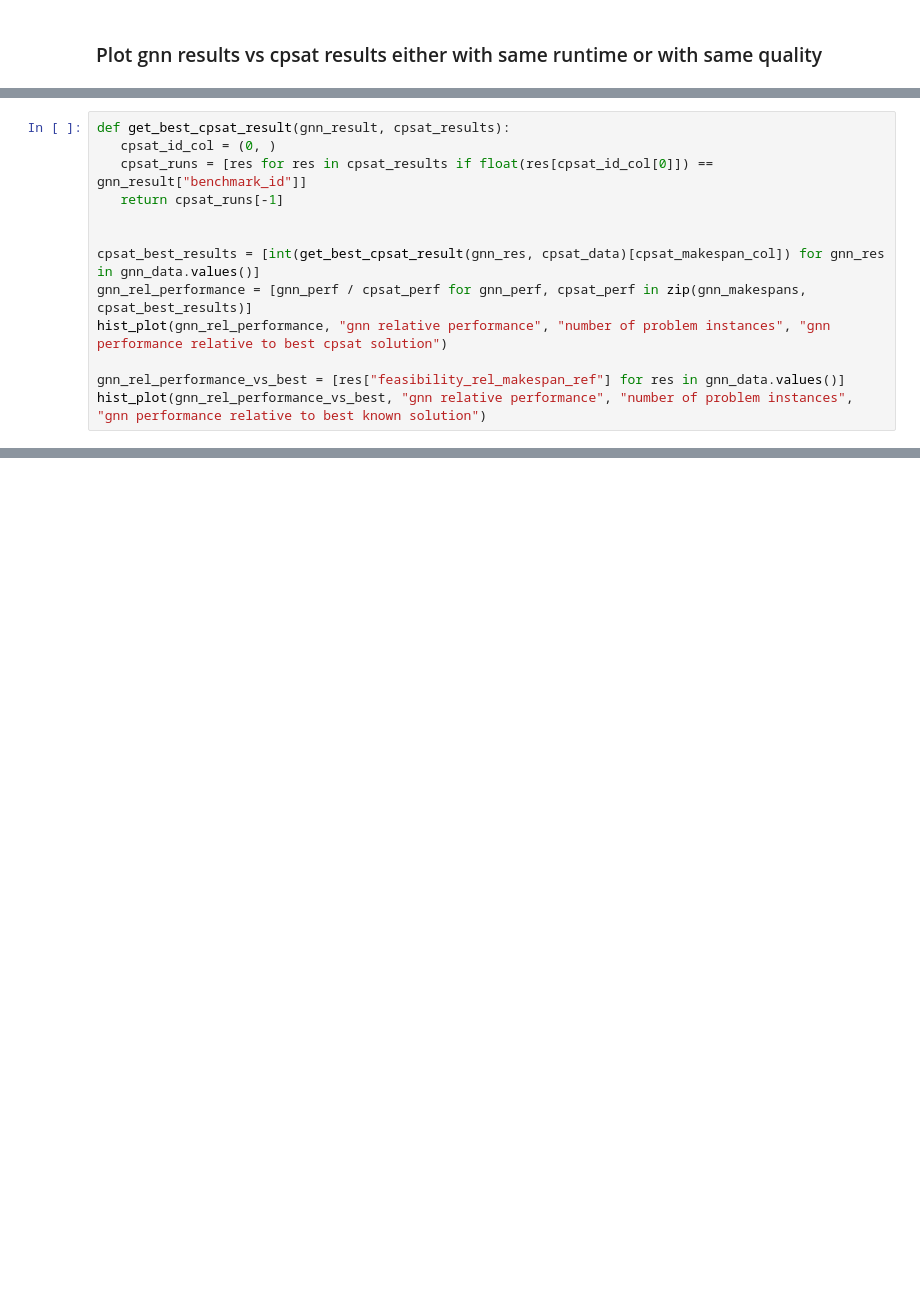
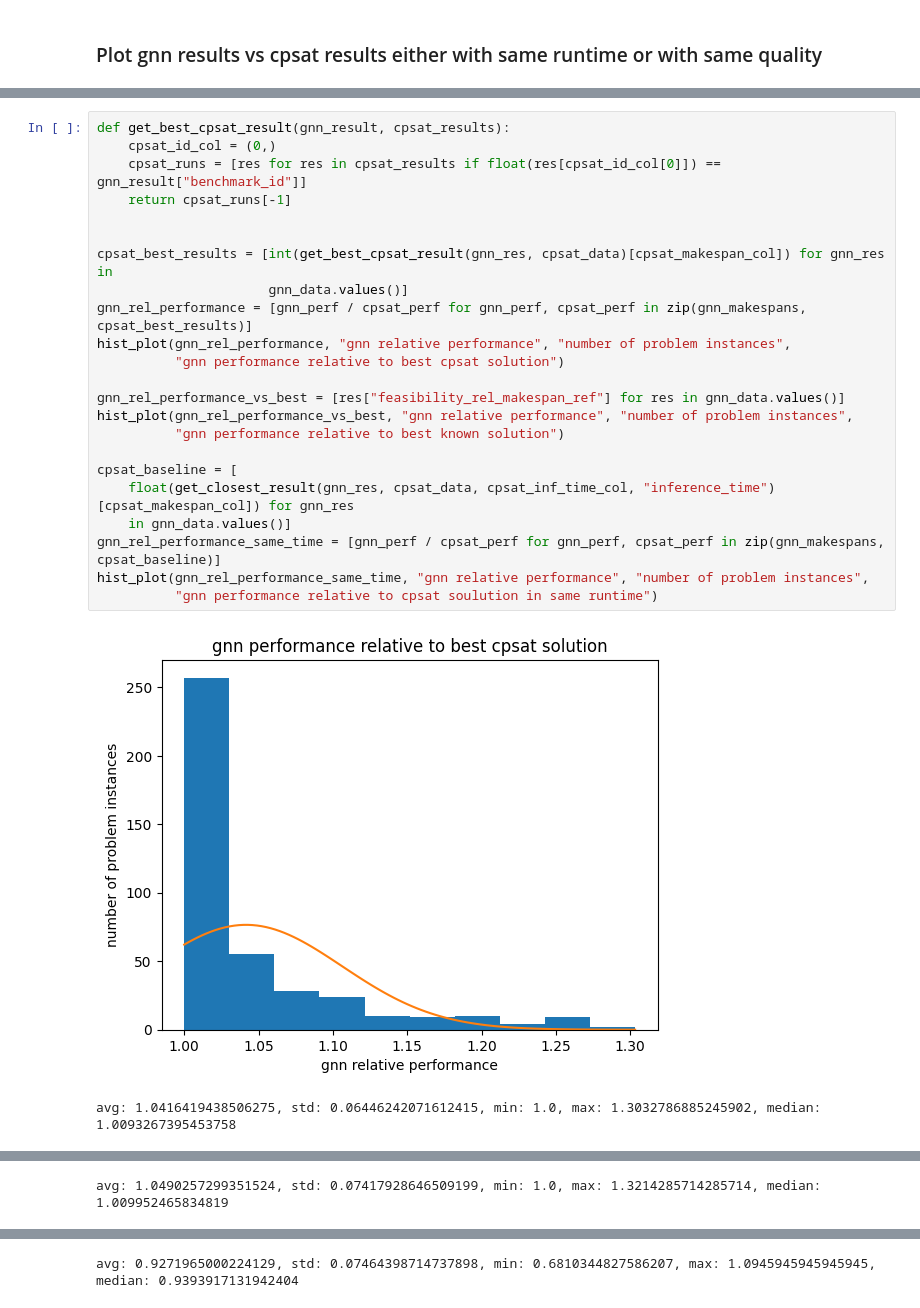
Before and after one commit to fteicht/gnn4rcpsp, a Jupyter notebook: cp_solutions/inference-sgs_vs_cpsat_by_feature.ipynb, the cells around one changed output, grey strips where cells are left out. Saved outputs shown, nothing was run; the diff lists cells and outputs as text; blank space fills up the shorter version.

```diff
--- a/cp_solutions/inference-sgs_vs_cpsat_by_feature.ipynb
+++ b/cp_solutions/inference-sgs_vs_cpsat_by_feature.ipynb
@@ -85,13 +131,26 @@ scatter_plot(gnn_results, cpsat_baseline, "gnn inf time", "cpsat inf time", "sam
 # %%
 def get_best_cpsat_result(gnn_result, cpsat_results):
-   cpsat_id_col = (0, )
-   cpsat_runs = [res for res in cpsat_results if float(res[cpsat_id_col[0]]) == gnn_result["benchmark_id"]]
-   return cpsat_runs[-1]
+    cpsat_id_col = (0,)
+    cpsat_runs = [res for res in cpsat_results if float(res[cpsat_id_col[0]]) == gnn_result["benchmark_id"]]
+    return cpsat_runs[-1]
 
 
-cpsat_best_results = [int(get_best_cpsat_result(gnn_res, cpsat_data)[cpsat_makespan_col]) for gnn_res in gnn_data.values()]
+cpsat_best_results = [int(get_best_cpsat_result(gnn_res, cpsat_data)[cpsat_makespan_col]) for gnn_res in
+                      gnn_data.values()]
 gnn_rel_performance = [gnn_perf / cpsat_perf for gnn_perf, cpsat_perf in zip(gnn_makespans, cpsat_best_results)]
-hist_plot(gnn_rel_performance, "gnn relative performance", "number of problem instances", "gnn performance relative to best cpsat solution")
+hist_plot(gnn_rel_performance, "gnn relative performance", "number of problem instances",
+          "gnn performance relative to best cpsat solution")
 
 gnn_rel_performance_vs_best = [res["feasibility_rel_makespan_ref"] for res in gnn_data.values()]
-hist_plot(gnn_rel_performance_vs_best, "gnn relative performance", "number of problem instances", "gnn performance relative to best known solution")
+hist_plot(gnn_rel_performance_vs_best, "gnn relative performance", "number of problem instances",
+          "gnn performance relative to best known solution")
+
+cpsat_baseline = [
+    float(get_closest_result(gnn_res, cpsat_data, cpsat_inf_time_col, "inference_time")[cpsat_makespan_col]) for gnn_res
+    in gnn_data.values()]
+gnn_rel_performance_same_time = [gnn_perf / cpsat_perf for gnn_perf, cpsat_perf in zip(gnn_makespans, cpsat_baseline)]
+hist_plot(gnn_rel_performance_same_time, "gnn relative performance", "number of problem instances",
+          "gnn performance relative to cpsat soulution in same runtime")
+# %% [output]
+[figure, added]
+avg: 1.0416419438506275, std: 0.06446242071612415, min: 1.0, max: 1.3032786885245902, median: 1.0093267395453758
@@ -97,0 +158 @@ hist_plot(gnn_rel_performance_vs_best, "gnn relative performance", "number of pr
+avg: 1.0490257299351524, std: 0.07417928646509199, min: 1.0, max: 1.3214285714285714, median: 1.009952465834819
@@ -97,0 +160 @@ hist_plot(gnn_rel_performance_vs_best, "gnn relative performance", "number of pr
+avg: 0.9271965000224129, std: 0.07464398714737898, min: 0.6810344827586207, max: 1.0945945945945945, median: 0.9393917131942404
```
Also changed, not shown: parts of 7 cells of this notebook.
